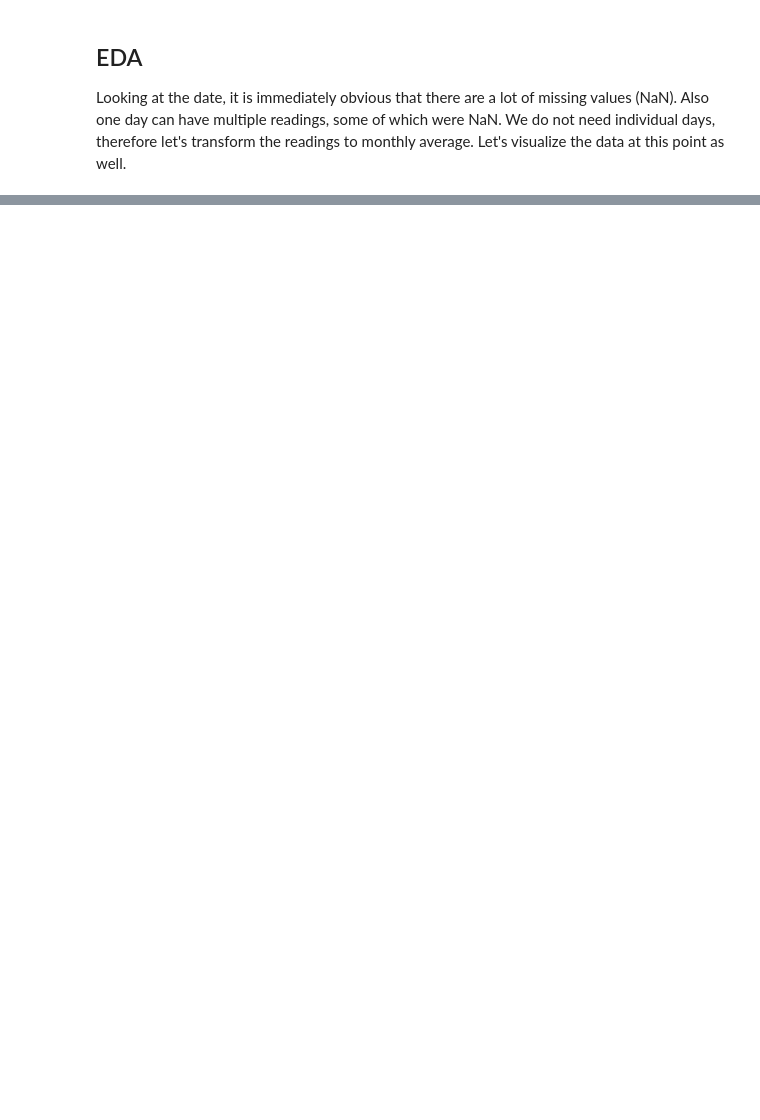
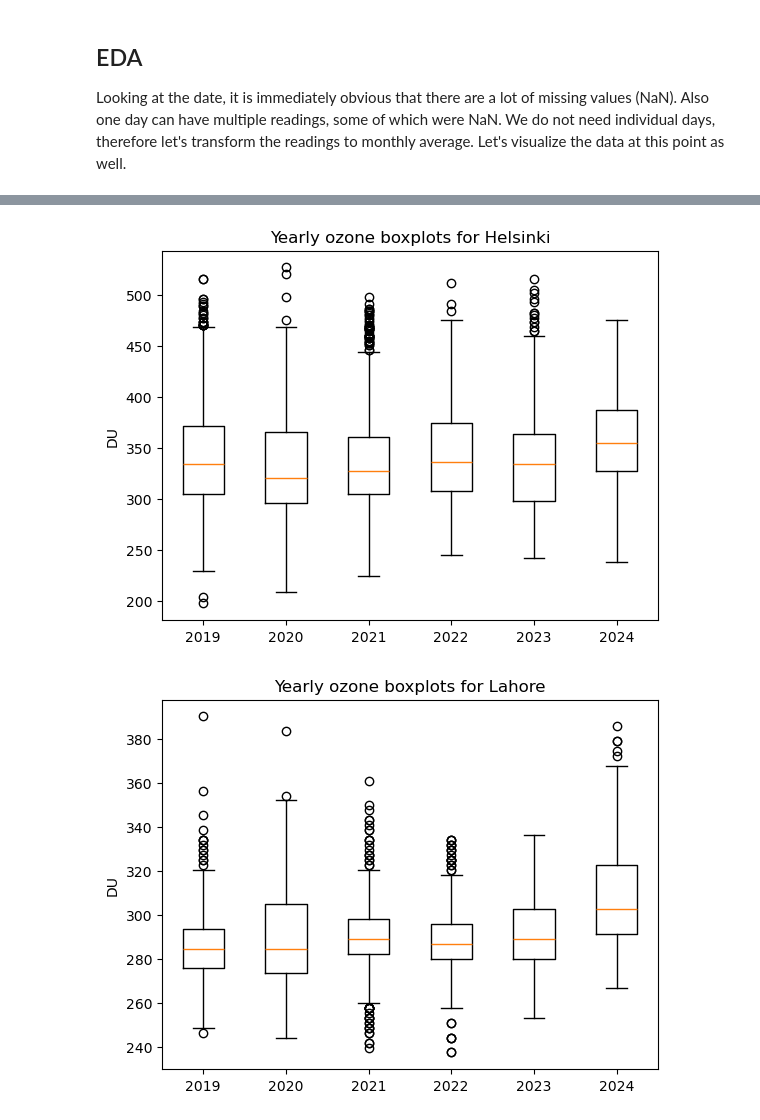
Before and after one commit to rtammisalo/project-ozone, a Jupyter notebook: ozone.ipynb, the cells around one changed output, grey strips where cells are left out. Cells and saved outputs as stored; diff of their text form; code cells hidden in the pictures; blank space fills up the shorter version.

```diff
--- a/ozone.ipynb
+++ b/ozone.ipynb
@@ -146,0 +195,6 @@ plt.show()
+# %%
+cities['Helsinki'].boxplot_yearly_ozone_data()
+cities['Lahore'].boxplot_yearly_ozone_data()
+# %% [output]
+[figure, added]
+[figure, added]
```
Also changed, not shown: parts of 8 cells of this notebook.
